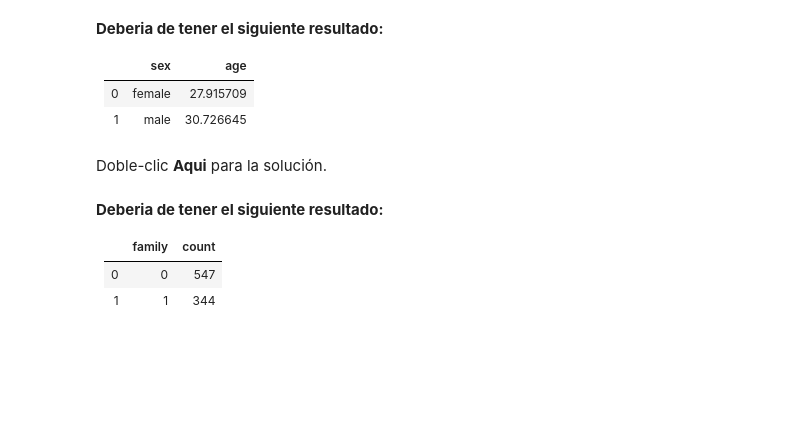
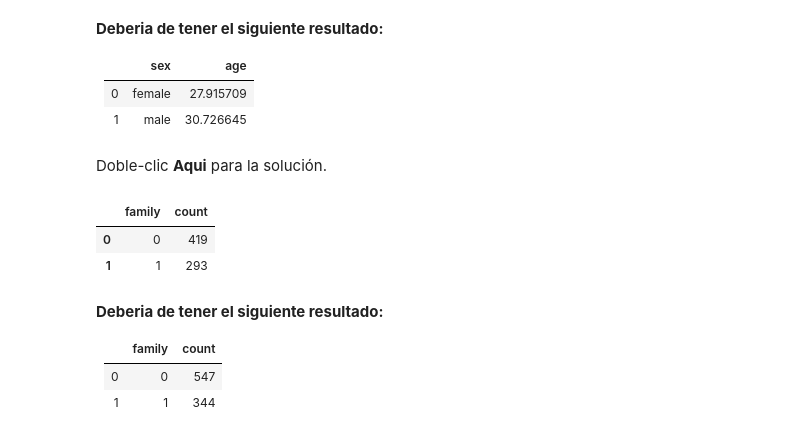
Before and after one commit to cpiedrahita142/MLCourse, a Jupyter notebook: Introduccion/WarmUp.ipynb, the cells around one changed output. Drawn from its saved outputs; the diff is of its cells as text; code cells hidden in the pictures; blank space fills up the shorter version.

```diff
--- a/Introduccion/WarmUp.ipynb
+++ b/Introduccion/WarmUp.ipynb
@@ -596,6 +820,11 @@ titanic.groupby('sex').agg({'age':'mean'}).reset_index()
 # %%
 # Agrupar el conjunto de datos por la columna familia ('family') y contar la cantidad de registros por grupo.
 # Tu código
+titanic.groupby(['family']).size().reset_index().rename(columns={0:'count'})
+# %% [output]
+|  | family | count |
+| 0 | 0 | 419 |
+| 1 | 1 | 293 |
 # %% [markdown]
  **Deberia de tener el siguiente resultado:**
 
```
Also changed, not shown: parts of 53 cells of this notebook.
